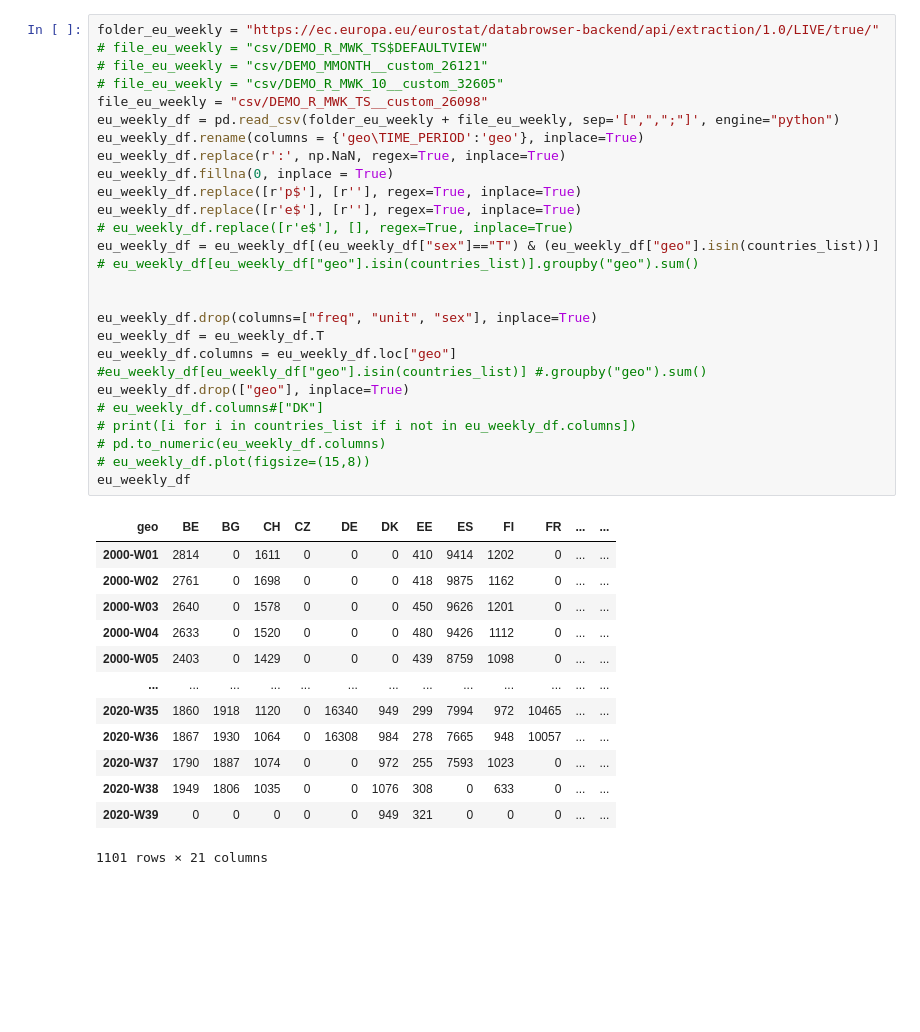
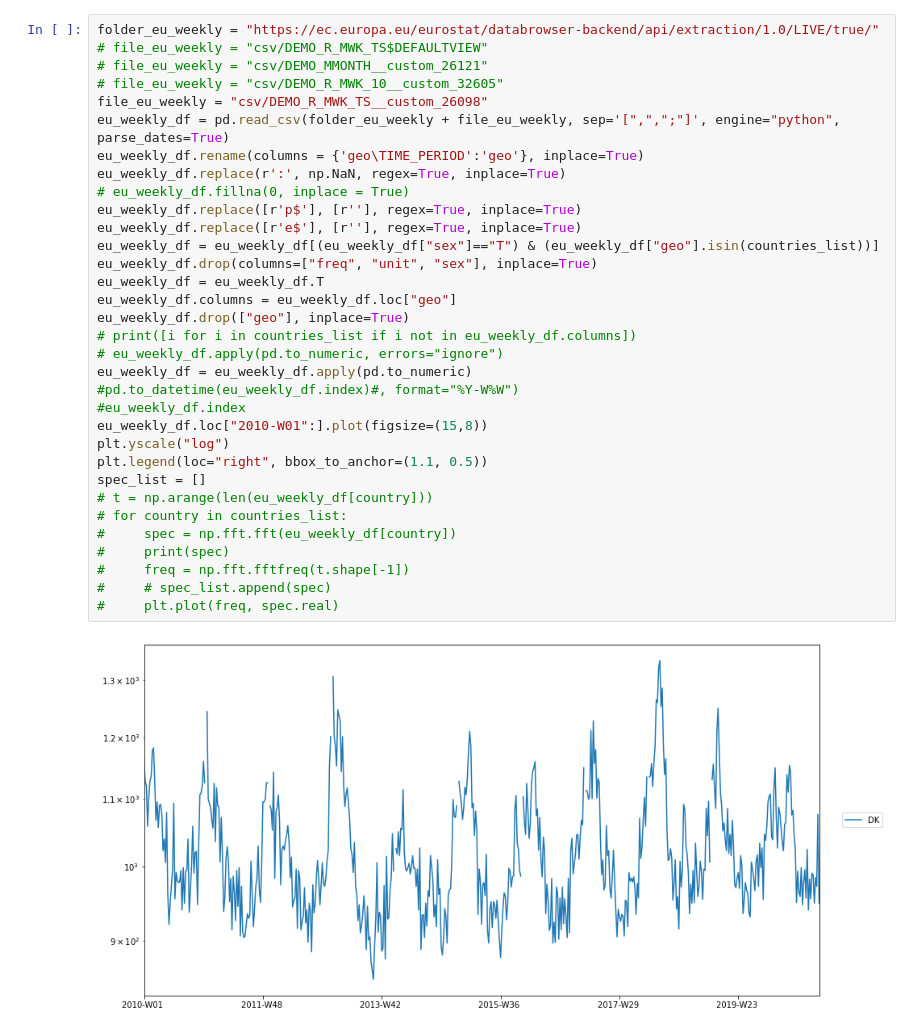
Before and after one commit to chrberrig/euro_covid-19_mortalities, a Jupyter notebook: eu_mortality_data.ipynb, the cells around one changed output. Drawn from its saved outputs; the diff is of its cells as text; blank space fills up the shorter version.

```diff
--- a/eu_mortality_data.ipynb
+++ b/eu_mortality_data.ipynb
@@ -43,41 +50,35 @@ download_data = False
 # %%
 folder_eu_weekly = "https://ec.europa.eu/eurostat/databrowser-backend/api/extraction/1.0/LIVE/true/"
 # file_eu_weekly = "csv/DEMO_R_MWK_TS$DEFAULTVIEW"
 # file_eu_weekly = "csv/DEMO_MMONTH__custom_26121"
 # file_eu_weekly = "csv/DEMO_R_MWK_10__custom_32605"
 file_eu_weekly = "csv/DEMO_R_MWK_TS__custom_26098"
-eu_weekly_df = pd.read_csv(folder_eu_weekly + file_eu_weekly, sep='[",",";"]', engine="python")
+eu_weekly_df = pd.read_csv(folder_eu_weekly + file_eu_weekly, sep='[",",";"]', engine="python", parse_dates=True)
 eu_weekly_df.rename(columns = {'geo\TIME_PERIOD':'geo'}, inplace=True)
 eu_weekly_df.replace(r':', np.NaN, regex=True, inplace=True)
-eu_weekly_df.fillna(0, inplace = True)
+# eu_weekly_df.fillna(0, inplace = True)
 eu_weekly_df.replace([r'p$'], [r''], regex=True, inplace=True)
 eu_weekly_df.replace([r'e$'], [r''], regex=True, inplace=True)
-# eu_weekly_df.replace([r'e$'], [], regex=True, inplace=True)
 eu_weekly_df = eu_weekly_df[(eu_weekly_df["sex"]=="T") & (eu_weekly_df["geo"].isin(countries_list))]
-# eu_weekly_df[eu_weekly_df["geo"].isin(countries_list)].groupby("geo").sum()
-
-
 eu_weekly_df.drop(columns=["freq", "unit", "sex"], inplace=True)
 eu_weekly_df = eu_weekly_df.T
 eu_weekly_df.columns = eu_weekly_df.loc["geo"]
-#eu_weekly_df[eu_weekly_df["geo"].isin(countries_list)] #.groupby("geo").sum()
 eu_weekly_df.drop(["geo"], inplace=True)
-# eu_weekly_df.columns#["DK"]
 # print([i for i in countries_list if i not in eu_weekly_df.columns])
-# pd.to_numeric(eu_weekly_df.columns)
-# eu_weekly_df.plot(figsize=(15,8))
-eu_weekly_df
+# eu_weekly_df.apply(pd.to_numeric, errors="ignore")
+eu_weekly_df = eu_weekly_df.apply(pd.to_numeric)
+#pd.to_datetime(eu_weekly_df.index)#, format="%Y-W%W")
+#eu_weekly_df.index
+eu_weekly_df.loc["2010-W01":].plot(figsize=(15,8))
+plt.yscale("log")
+plt.legend(loc="right", bbox_to_anchor=(1.1, 0.5))
+spec_list = []
+# t = np.arange(len(eu_weekly_df[country]))
+# for country in countries_list:
+#     spec = np.fft.fft(eu_weekly_df[country])
+#     print(spec)
+#     freq = np.fft.fftfreq(t.shape[-1])
+#     # spec_list.append(spec)
+#     plt.plot(freq, spec.real)
 # %% [output]
-| geo | BE | BG | CH | CZ | DE | DK | EE | ES | FI | FR | ... | ... |
-| 2000-W01 | 2814 | 0 | 1611 | 0 | 0 | 0 | 410 | 9414 | 1202 | 0 | ... | ... |
-| 2000-W02 | 2761 | 0 | 1698 | 0 | 0 | 0 | 418 | 9875 | 1162 | 0 | ... | ... |
-| 2000-W03 | 2640 | 0 | 1578 | 0 | 0 | 0 | 450 | 9626 | 1201 | 0 | ... | ... |
-| 2000-W04 | 2633 | 0 | 1520 | 0 | 0 | 0 | 480 | 9426 | 1112 | 0 | ... | ... |
-| 2000-W05 | 2403 | 0 | 1429 | 0 | 0 | 0 | 439 | 8759 | 1098 | 0 | ... | ... |
-| ... | ... | ... | ... | ... | ... | ... | ... | ... | ... | ... | ... | ... |
-| 2020-W35 | 1860 | 1918 | 1120 | 0 | 16340 | 949 | 299 | 7994 | 972 | 10465 | ... | ... |
-| 2020-W36 | 1867 | 1930 | 1064 | 0 | 16308 | 984 | 278 | 7665 | 948 | 10057 | ... | ... |
-| 2020-W37 | 1790 | 1887 | 1074 | 0 | 0 | 972 | 255 | 7593 | 1023 | 0 | ... | ... |
-| 2020-W38 | 1949 | 1806 | 1035 | 0 | 0 | 1076 | 308 | 0 | 633 | 0 | ... | ... |
-| 2020-W39 | 0 | 0 | 0 | 0 | 0 | 949 | 321 | 0 | 0 | 0 | ... | ... |
-1101 rows × 21 columns
+[figure, added]
```
Also changed, not shown: parts of 8 cells of this notebook, 4 other files.
